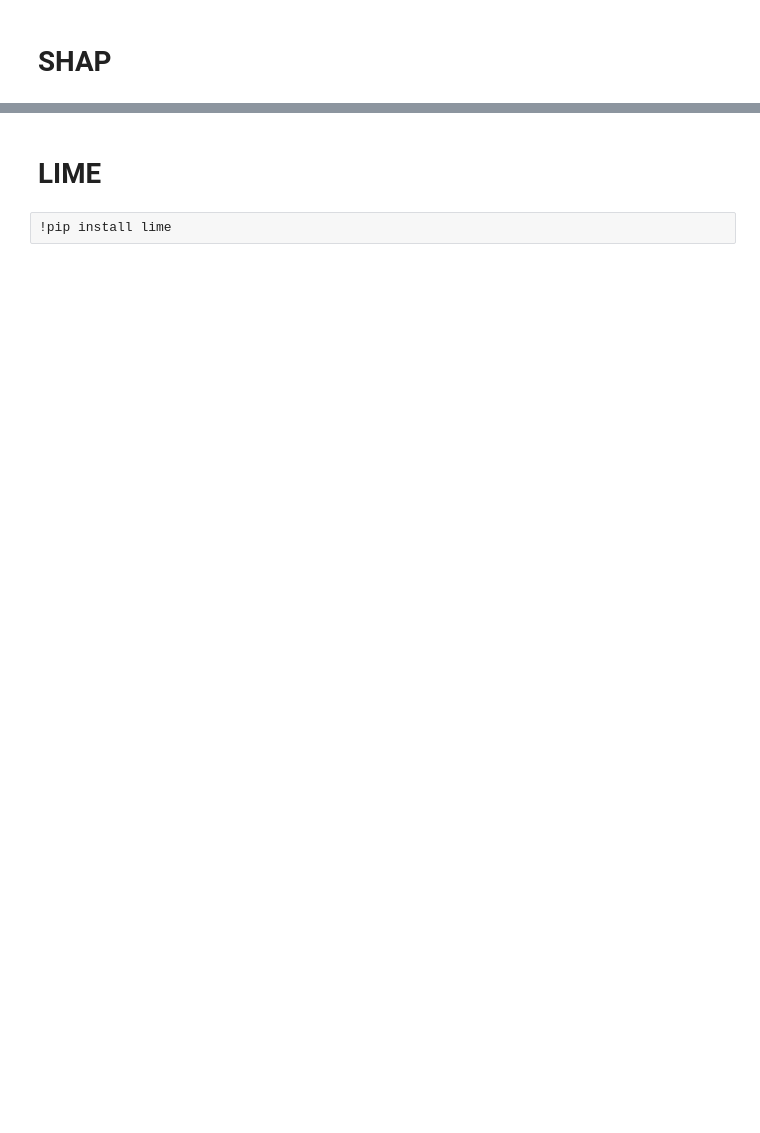
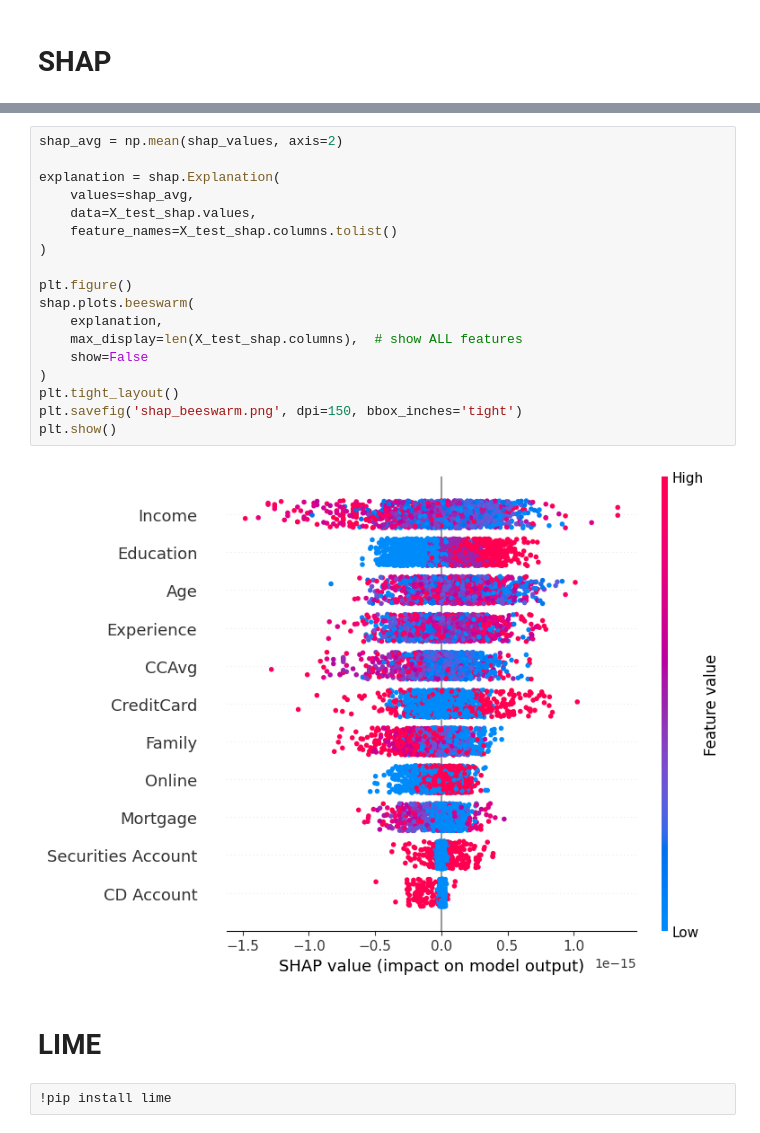
Before and after one commit to muajnstu/Bank-Marketing-using-rough-set-approach, a Jupyter notebook: Explainability_Analysis.ipynb, the cells around one changed output, grey strips where cells are left out. Cells and saved outputs as stored; diff of their text form; blank space fills up the shorter version.

```diff
--- a/Explainability_Analysis.ipynb
+++ b/Explainability_Analysis.ipynb
@@ -115,3 +79,23 @@ shap.plots.waterfall(shap.Explanation(values=shap_vals_for_waterfall,
+# %%
+shap_avg = np.mean(shap_values, axis=2)
+
+explanation = shap.Explanation(
+    values=shap_avg,
+    data=X_test_shap.values,
+    feature_names=X_test_shap.columns.tolist()
+)
+
+plt.figure()
+shap.plots.beeswarm(
+    explanation,
+    max_display=len(X_test_shap.columns),  # show ALL features
+    show=False
+)
+plt.tight_layout()
+plt.savefig('shap_beeswarm.png', dpi=150, bbox_inches='tight')
+plt.show()
+# %% [output]
+[figure, added]
 # %% [markdown]
 # LIME
 # %%
```
Also changed, not shown: parts of 12 cells of this notebook.
